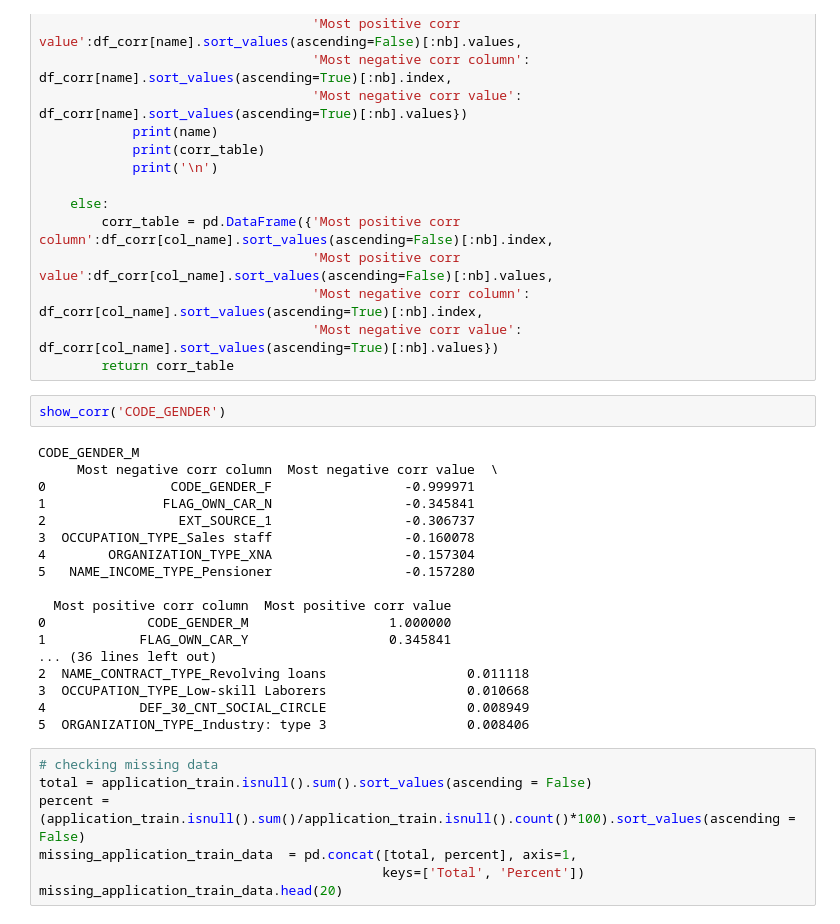
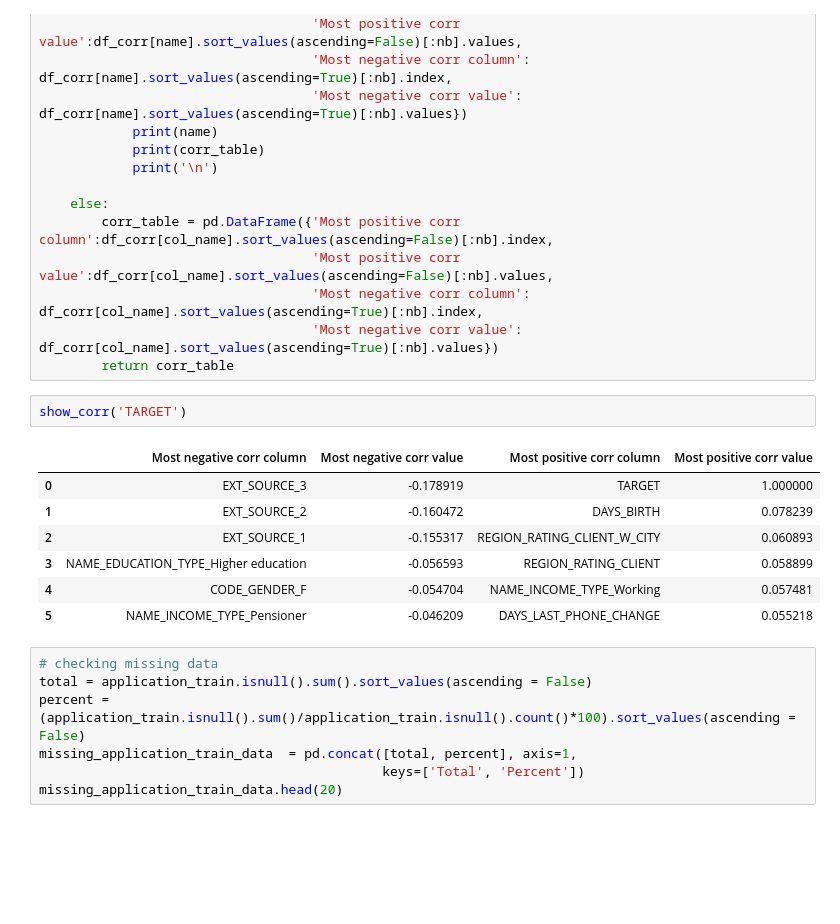
Before and after one commit to gukun770/Home-Credit, a Jupyter notebook: Home Credit Default Risk-Part 2.ipynb, the cells around one changed output. Drawn from its saved outputs; the diff is of its cells as text; blank space fills up the shorter version.

```diff
--- a/Home Credit Default Risk-Part 2.ipynb
+++ b/Home Credit Default Risk-Part 2.ipynb
@@ -131,25 +123,15 @@ def show_corr(col_name,df_corr=df_corr, df=application_train, nb=6):
                                    'Most negative corr value': df_corr[col_name].sort_values(ascending=True)[:nb].values})
         return corr_table
 # %%
-show_corr('CODE_GENDER')
+show_corr('TARGET')
 # %% [output]
-CODE_GENDER_M
-     Most negative corr column  Most negative corr value  \
-0                CODE_GENDER_F                 -0.999971
-1               FLAG_OWN_CAR_N                 -0.345841
-2                 EXT_SOURCE_1                 -0.306737
-3  OCCUPATION_TYPE_Sales staff                 -0.160078
-4        ORGANIZATION_TYPE_XNA                 -0.157304
-5   NAME_INCOME_TYPE_Pensioner                 -0.157280
-
-  Most positive corr column  Most positive corr value
-0             CODE_GENDER_M                  1.000000
-1            FLAG_OWN_CAR_Y                  0.345841
-... (36 lines left out)
-2  NAME_CONTRACT_TYPE_Revolving loans                  0.011118
-3  OCCUPATION_TYPE_Low-skill Laborers                  0.010668
-4            DEF_30_CNT_SOCIAL_CIRCLE                  0.008949
-5  ORGANIZATION_TYPE_Industry: type 3                  0.008406
+|  | Most negative corr column | Most negative corr value | Most positive corr column | Most positive corr value |
+| 0 | EXT_SOURCE_3 | -0.178919 | TARGET | 1.000000 |
+| 1 | EXT_SOURCE_2 | -0.160472 | DAYS_BIRTH | 0.078239 |
+| 2 | EXT_SOURCE_1 | -0.155317 | REGION_RATING_CLIENT_W_CITY | 0.060893 |
+| 3 | NAME_EDUCATION_TYPE_Higher education | -0.056593 | REGION_RATING_CLIENT | 0.058899 |
+| 4 | CODE_GENDER_F | -0.054704 | NAME_INCOME_TYPE_Working | 0.057481 |
+| 5 | NAME_INCOME_TYPE_Pensioner | -0.046209 | DAYS_LAST_PHONE_CHANGE | 0.055218 |
 # %%
 # checking missing data
 total = application_train.isnull().sum().sort_values(ascending = False)
```
Also changed, not shown: parts of 127 cells of this notebook.
